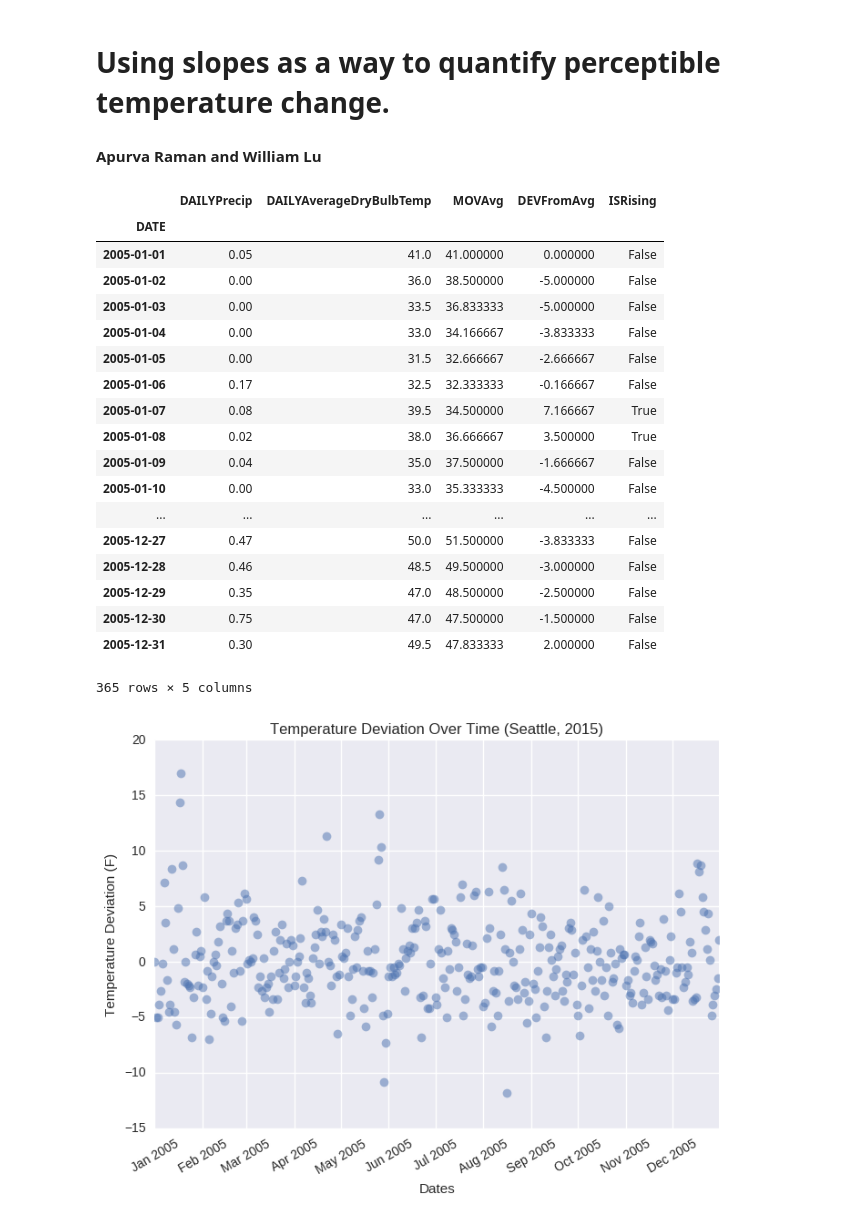
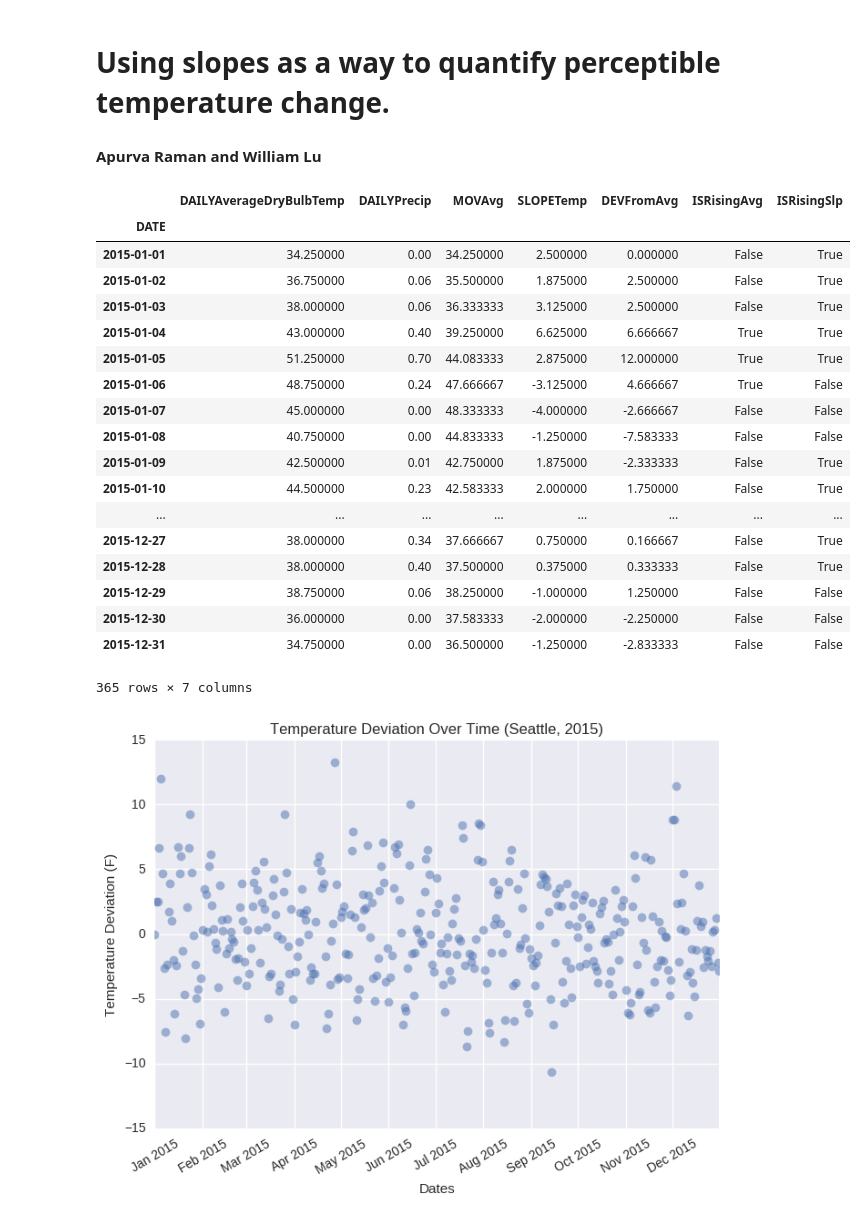
Before and after one commit to williamalu/data_science_weather, a Jupyter notebook: report2_slopes.ipynb, the cells around one changed output. Drawn from its saved outputs; the diff is of its cells as text; code cells hidden in the pictures.

```diff
--- a/report2_slopes.ipynb
+++ b/report2_slopes.ipynb
@@ -48,7 +48,7 @@ seatac = seatac[['STATION', 'DAILYAverageDryBulbTemp', 'DAILYPrecip']]
 
 #Select 2015 data
 seatac_2015 = seatac.copy(deep=True)
-seatac_2015 = seatac_2015.ix['2005-01-01':'2005-12-31']
+seatac_2015 = seatac_2015.ix['2015-01-01':'2015-12-31']
 # display(seatac_2015)
 # %%
 # Turn all non-numerical values into NaN for columns that should be numbers (via coerce)
@@ -76,38 +76,41 @@ seatac_2015.DAILYPrecip.fillna(method='pad', limit=2, inplace=True)
 # Takes the 3 day moving average of temperature
 seatac_2015['MOVAvg'] = seatac_2015.rolling(window='3D', min_periods=1).mean()['DAILYAverageDryBulbTemp']
 
+seatac_2015['SLOPETemp'] = np.gradient(seatac_2015.DAILYAverageDryBulbTemp)
+
 # display(seatac_2015)
 # %%
 # Calculates deviation from the moving average for the previous three days of temperature data
 for d in seatac_2015.index:
     if d.month == 1 and d.day == 1:
         seatac_2015.loc[d, 'DEVFromAvg'] = 0
     else:
         seatac_2015.loc[d, 'DEVFromAvg'] = seatac_2015.loc[d, 'DAILYAverageDryBulbTemp'] - seatac_2015.loc[d-1, 'MOVAvg']
 
-seatac_2015['ISRising'] = seatac_2015.DEVFromAvg > 3
+seatac_2015['ISRisingAvg'] = seatac_2015.DEVFromAvg > 3
+seatac_2015['ISRisingSlp'] = seatac_2015.SLOPETemp > 0
 
 display(seatac_2015)
 # %% [output]
-|  | DAILYPrecip | DAILYAverageDryBulbTemp | MOVAvg | DEVFromAvg | ISRising |
-| DATE |  |  |  |  |  |
-| 2005-01-01 | 0.05 | 41.0 | 41.000000 | 0.000000 | False |
-| 2005-01-02 | 0.00 | 36.0 | 38.500000 | -5.000000 | False |
-| 2005-01-03 | 0.00 | 33.5 | 36.833333 | -5.000000 | False |
-| 2005-01-04 | 0.00 | 33.0 | 34.166667 | -3.833333 | False |
-| 2005-01-05 | 0.00 | 31.5 | 32.666667 | -2.666667 | False |
-| 2005-01-06 | 0.17 | 32.5 | 32.333333 | -0.166667 | False |
-| 2005-01-07 | 0.08 | 39.5 | 34.500000 | 7.166667 | True |
-| 2005-01-08 | 0.02 | 38.0 | 36.666667 | 3.500000 | True |
-| 2005-01-09 | 0.04 | 35.0 | 37.500000 | -1.666667 | False |
-| 2005-01-10 | 0.00 | 33.0 | 35.333333 | -4.500000 | False |
-| ... | ... | ... | ... | ... | ... |
-| 2005-12-27 | 0.47 | 50.0 | 51.500000 | -3.833333 | False |
-| 2005-12-28 | 0.46 | 48.5 | 49.500000 | -3.000000 | False |
-| 2005-12-29 | 0.35 | 47.0 | 48.500000 | -2.500000 | False |
-| 2005-12-30 | 0.75 | 47.0 | 47.500000 | -1.500000 | False |
-| 2005-12-31 | 0.30 | 49.5 | 47.833333 | 2.000000 | False |
+|  | DAILYAverageDryBulbTemp | DAILYPrecip | MOVAvg | SLOPETemp | DEVFromAvg | ISRisingAvg | ISRisingSlp |
+| DATE |  |  |  |  |  |  |  |
+| 2015-01-01 | 34.250000 | 0.00 | 34.250000 | 2.500000 | 0.000000 | False | True |
+| 2015-01-02 | 36.750000 | 0.06 | 35.500000 | 1.875000 | 2.500000 | False | True |
+| 2015-01-03 | 38.000000 | 0.06 | 36.333333 | 3.125000 | 2.500000 | False | True |
+| 2015-01-04 | 43.000000 | 0.40 | 39.250000 | 6.625000 | 6.666667 | True | True |
+| 2015-01-05 | 51.250000 | 0.70 | 44.083333 | 2.875000 | 12.000000 | True | True |
+| 2015-01-06 | 48.750000 | 0.24 | 47.666667 | -3.125000 | 4.666667 | True | False |
+| 2015-01-07 | 45.000000 | 0.00 | 48.333333 | -4.000000 | -2.666667 | False | False |
+| 2015-01-08 | 40.750000 | 0.00 | 44.833333 | -1.250000 | -7.583333 | False | False |
+| 2015-01-09 | 42.500000 | 0.01 | 42.750000 | 1.875000 | -2.333333 | False | True |
+| 2015-01-10 | 44.500000 | 0.23 | 42.583333 | 2.000000 | 1.750000 | False | True |
+| ... | ... | ... | ... | ... | ... | ... | ... |
+| 2015-12-27 | 38.000000 | 0.34 | 37.666667 | 0.750000 | 0.166667 | False | True |
+| 2015-12-28 | 38.000000 | 0.40 | 37.500000 | 0.375000 | 0.333333 | False | True |
+| 2015-12-29 | 38.750000 | 0.06 | 38.250000 | -1.000000 | 1.250000 | False | False |
+| 2015-12-30 | 36.000000 | 0.00 | 37.583333 | -2.000000 | -2.250000 | False | False |
+| 2015-12-31 | 34.750000 | 0.00 | 36.500000 | -1.250000 | -2.833333 | False | False |
-365 rows × 5 columns
+365 rows × 7 columns
 # %%
 # Graph scatterplot of temperature deviations over time
 temp_deviation = seatac_2015.copy(deep=True)
@@ -120,7 +123,7 @@ plt.ylabel('Temperature Deviation (F)')
 plt.title('Temperature Deviation Over Time (%s, 2015)' %(selected_station))
 plt.show()
 # %% [output]
-[figure, old version]
+[figure, new version]
 # %%
 # Plot PMF of temperature deviations
 all_temp_dev_pmf = thinkstats2.Pmf(temp_deviation.round(decimals=0), label='Deviation from 3 Day Moving Average')
```
Also changed, not shown: parts of 6 cells of this notebook.
